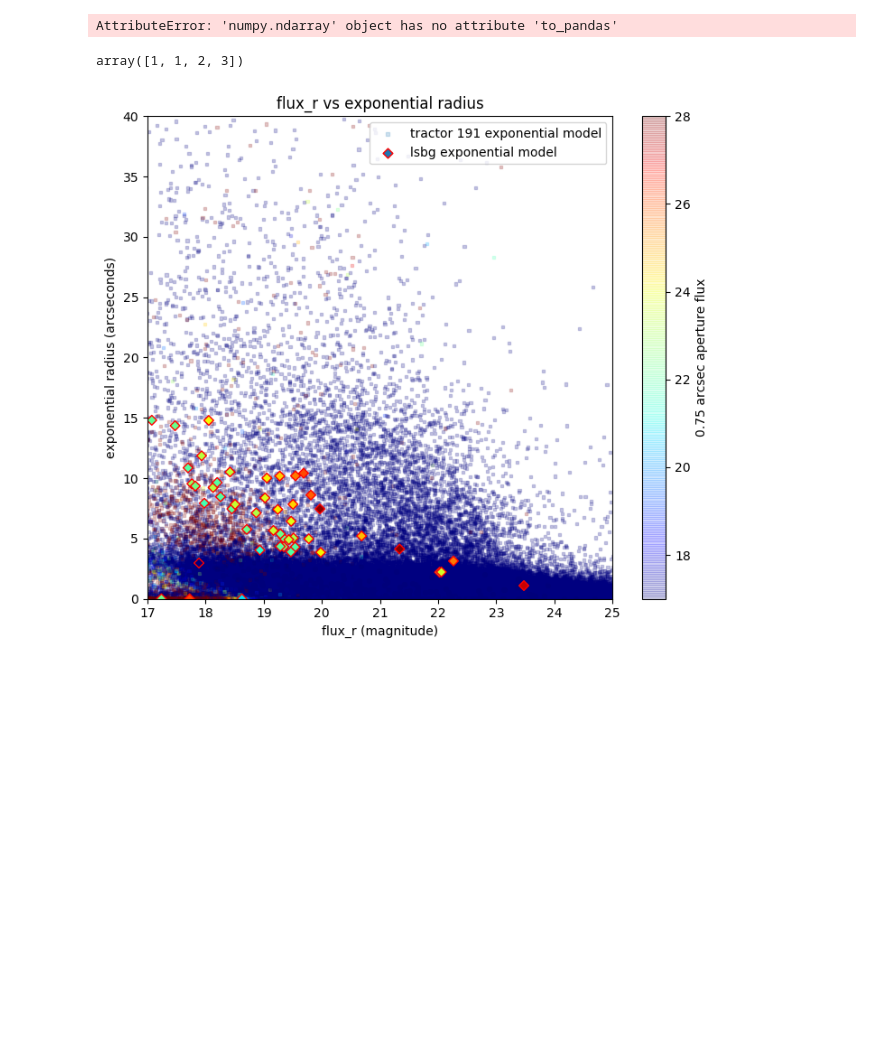
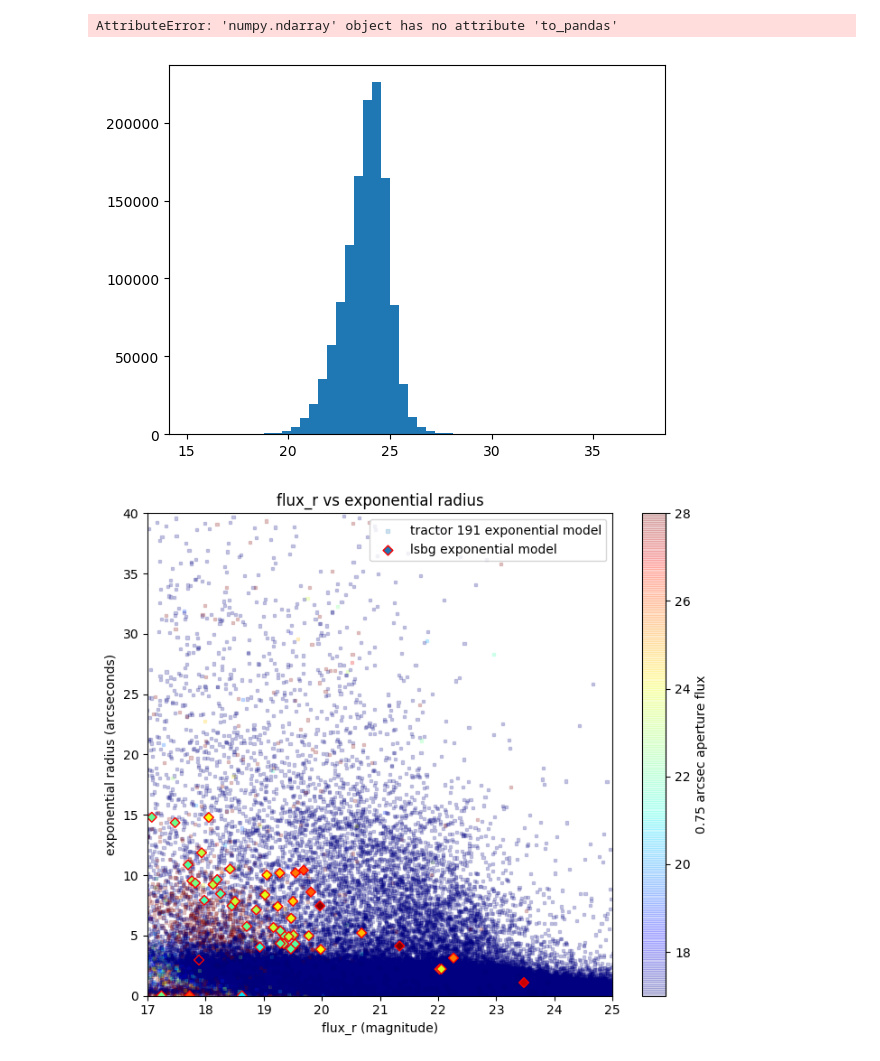
Before and after one commit to tlmakinen/ultra-diffuse-galaxy-JP, a Jupyter notebook: legacy-file-assembly.ipynb, the cells around one changed output. Saved outputs shown, nothing was run; the diff lists cells and outputs as text; code cells hidden in the pictures; blank space fills up the shorter version.

```diff
--- a/legacy-file-assembly.ipynb
+++ b/legacy-file-assembly.ipynb
@@ -144,13 +129,6 @@ WARNING: UnitsWarning: 'nanomaggy' did not parse as fits unit: At col 0, Unit 'n
 WARNING: UnitsWarning: '1/nanomaggy^2' did not parse as fits unit: Numeric factor not supported by FITS [astropy.units.core]
 WARNING: UnitsWarning: '1/arcsec^2' did not parse as fits unit: Numeric factor not supported by FITS [astropy.units.core]
 AttributeError: 'numpy.ndarray' object has no attribute 'to_pandas'
-# %%
-a = [1]
-b = [1, 2, 3]
-a = np.concatenate((np.asarray(a) , b), axis=0)
-a
-# %% [output]
-array([1, 1, 2, 3])
 # %%
 directory = "/scratch/jgreco/tractor/191" # the directory we're going to work with
 # initialize all the arrays I want to construct
@@ -181,6 +159,27 @@ t['shapeexp_r'] = Column(shapeexp_r, unit='arcsec', description = 'exponential s
 ascii.write(t, 'tractor191.csv', format='csv', fast_writer=False)
 # %%
 big_table = Table.read('tractor191.csv')
+# %%
+# Make cuts to clean up the big table data
+
+keep = (big_table['flux_r']>0.0) & (big_table['flux_r']<1e3)
+keep &= (big_table['apflux_r']>0.0) & (big_table['apflux_r']<1e3)
+keep &= big_table['shapeexp_r']>0
+
+keep &= ~np.isnan(big_table['flux_r'])
+keep &= ~np.isinf(big_table['flux_r'])
+keep &= ~np.isnan(big_table['apflux_r'])
+keep &= ~np.isinf(big_table['apflux_r'])
+keep &= ~np.isnan(big_table['shapeexp_r'])
+keep &= ~np.isinf(big_table['shapeexp_r'])
+
+
+t = big_table[keep]
+# %%
+plt.hist(22.5 - 2.5*np.log10(t["apflux_r"]), bins=50)
+plt.show()
+# %% [output]
+[figure, added]
 # %%
 #------make the plot of the different lsbg shapes versus flux (in magnitude) with comparison objects----#
 plt.style.use('default')
```
Also changed, not shown: parts of 7 cells of this notebook.
